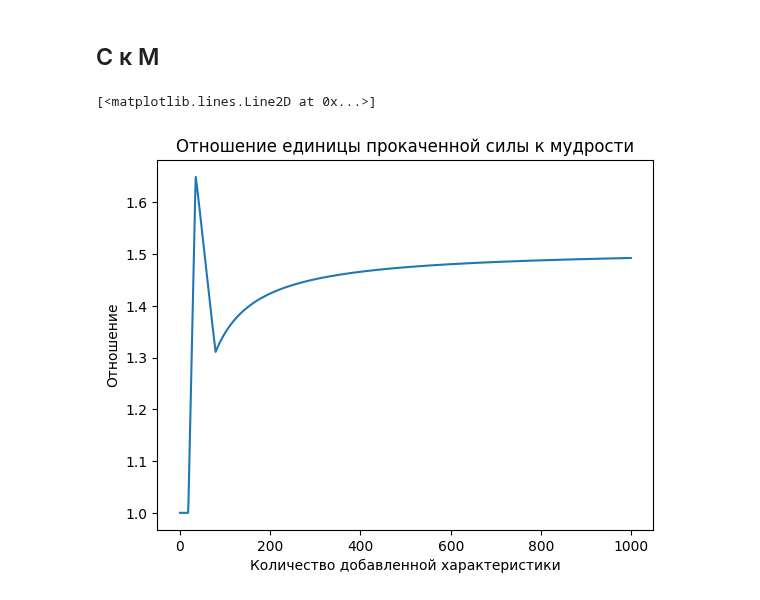
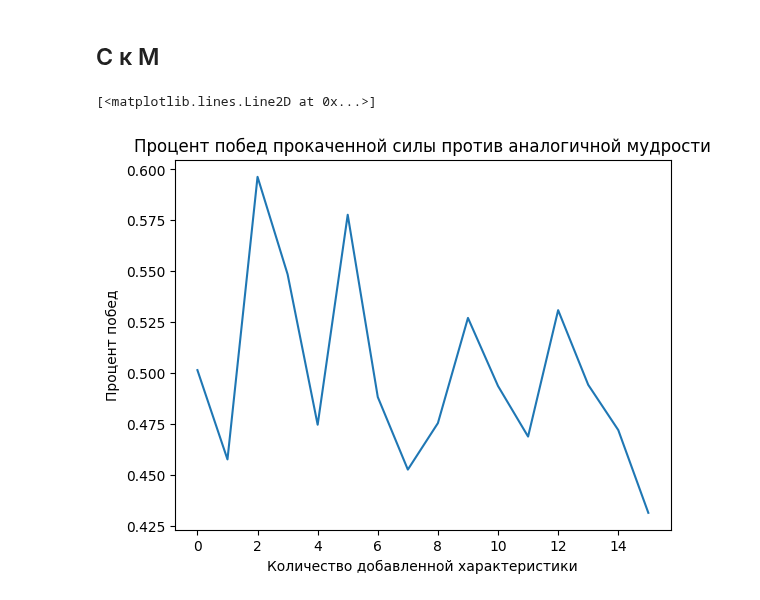
Before and after one commit to Homyakin/project-seeker, a Jupyter notebook: documentation/battle_balance.ipynb, the cells around one changed output. Saved outputs shown, nothing was run; the diff lists cells and outputs as text; code cells hidden in the pictures.

```diff
--- a/documentation/battle_balance.ipynb
+++ b/documentation/battle_balance.ipynb
@@ -105,3 +46,0 @@ def default_pers():
-# %%
-personage1 = default_pers()
-personage2 = default_pers()
@@ -160,3 +98,6 @@ count = 1000
+# %%
+count = 16
+repeat = 5000
 # %% [markdown]
 ## Л к С
 # %%
@@ -215,16 +142,0 @@ plt.plot(x, power_ratio)
-# %%
-x = [i for i in range(count)]
-percent_win = []
-for i in range(count):
-    wins = 0
-    for _ in range(1000):
-        personage4 = default_pers()
-        personage5 = default_pers()
-        personage4.wisdom += i
-        personage5.agility += i
-        wins += 1 if battle(personage4, personage5) else 0
-    percent_win.append(wins / 1000)
-plt.title("Процент побед прокаченной мудрости против аналогичной ловкости")
-plt.xlabel("Количество добавленной характеристики")
-plt.ylabel("Процент побед")
-plt.plot(x, percent_win)
@@ -235,17 +144,20 @@ plt.plot(x, percent_win)
 ## С к М
 # %%
 x = [i for i in range(count)]
-personage4 = default_pers()
-personage5 = default_pers()
-power_ratio = []
-for _ in range(count):
-    personage4.strength += 1
-    personage5.wisdom += 1
-    power_ratio.append(calculate_power(personage4, personage5) / calculate_power(personage5, personage4))
-plt.title("Отношение единицы прокаченной силы к мудрости")
+percent_win = []
+for i in range(count):
+    wins = 0
+    for _ in range(repeat):
+        personage4 = empty_pers()
+        personage5 = empty_pers()
+        personage4.strength += i
+        personage5.wisdom += i
+        wins += 1 if battle(personage4, personage5) else 0
+    percent_win.append(wins / repeat)
+plt.title("Процент побед прокаченной силы против аналогичной мудрости")
 plt.xlabel("Количество добавленной характеристики")
-plt.ylabel("Отношение")
-plt.plot(x, power_ratio)
+plt.ylabel("Процент побед")
+plt.plot(x, percent_win)
 # %% [output]
 [<matplotlib.lines.Line2D at 0x...>]
-[figure, old version]
+[figure, new version]
```
Also changed, not shown: parts of 28 cells of this notebook, 2 other files.
